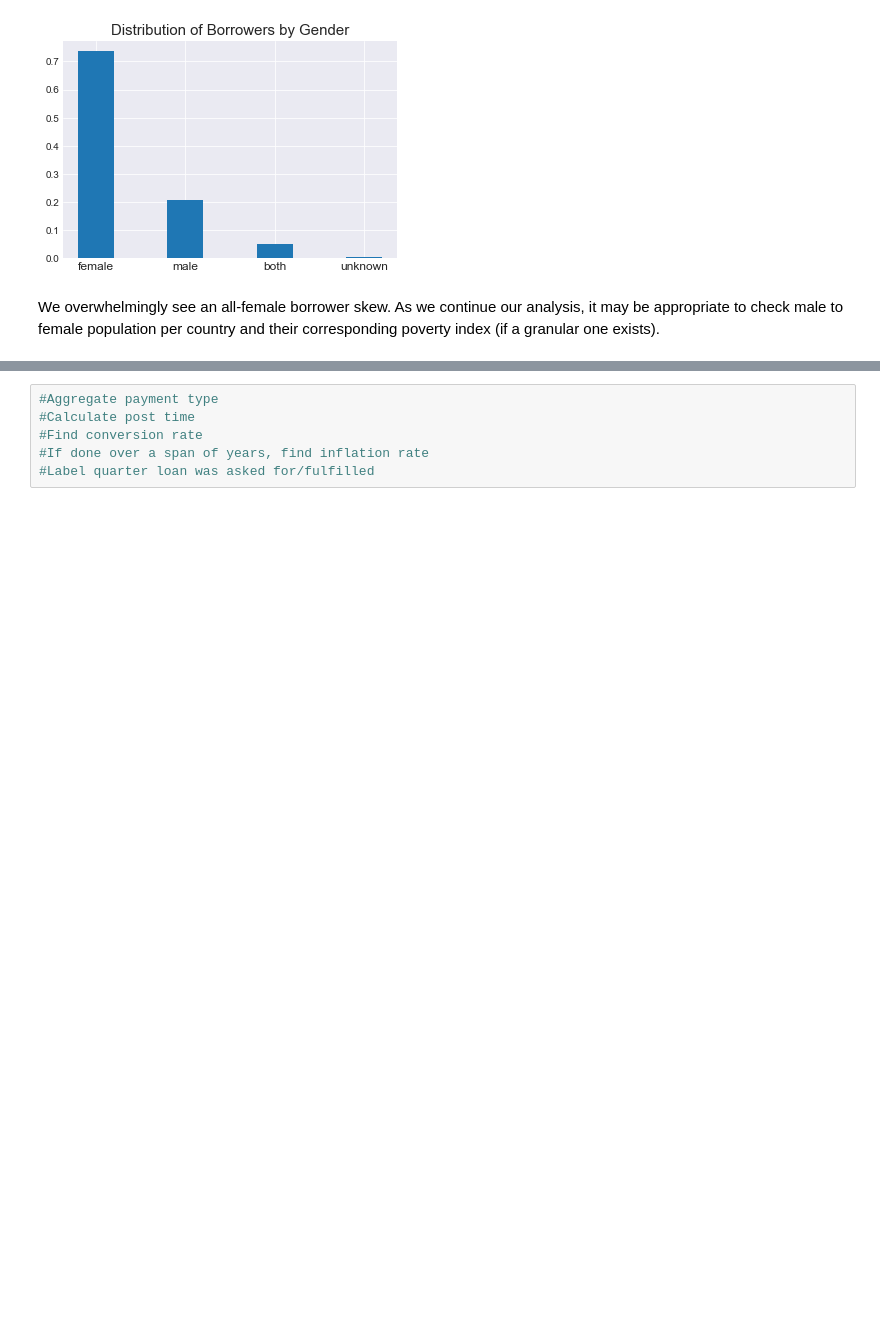
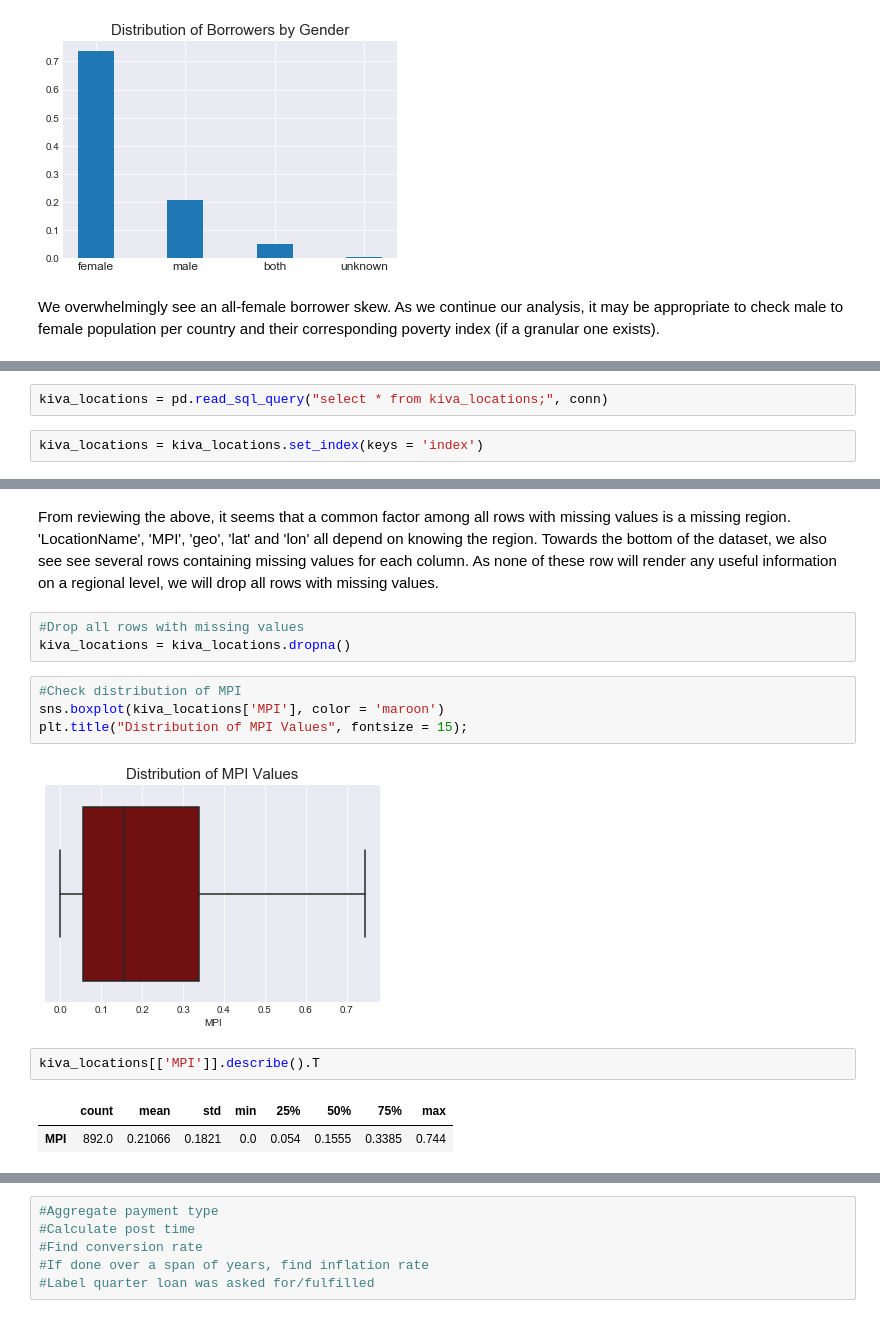
Before and after one commit to smakhijani/kaggle-kiva-crowdfunding, a Jupyter notebook: Preliminary Exploratory Data Analysis.ipynb, the cells around one changed output, grey strips where cells are left out. Cells and saved outputs as stored; diff of their text form; blank space fills up the shorter version.

Commit message:
Added boxplots to show MPI distribution globally and individually by world region

```diff
--- a/Preliminary Exploratory Data Analysis.ipynb
+++ b/Preliminary Exploratory Data Analysis.ipynb
@@ -594,0 +597,4 @@ We overwhelmingly see an all-female borrower skew. As we continue our analysis,
+# %%
+kiva_locations = pd.read_sql_query("select * from kiva_locations;", conn)
+# %%
+kiva_locations = kiva_locations.set_index(keys = 'index')
@@ -594,0 +651,16 @@ We overwhelmingly see an all-female borrower skew. As we continue our analysis,
+# %% [markdown]
+From reviewing the above, it seems that a common factor among all rows with missing values is a missing region. 'LocationName', 'MPI', 'geo', 'lat' and 'lon' all depend on knowing the region. Towards the bottom of the dataset, we also see see several rows containing missing values for each column. As none of these row will render any useful information on a regional level, we will drop all rows with missing values.
+# %%
+#Drop all rows with missing values
+kiva_locations = kiva_locations.dropna()
+# %%
+#Check distribution of MPI
+sns.boxplot(kiva_locations['MPI'], color = 'maroon')
+plt.title("Distribution of MPI Values", fontsize = 15);
+# %% [output]
+[figure, added]
+# %%
+kiva_locations[['MPI']].describe().T
+# %% [output]
+|  | count | mean | std | min | 25% | 50% | 75% | max |
+| MPI | 892.0 | 0.21066 | 0.1821 | 0.0 | 0.054 | 0.1555 | 0.3385 | 0.744 |
```
Also changed, not shown: parts of 8 cells of this notebook.
